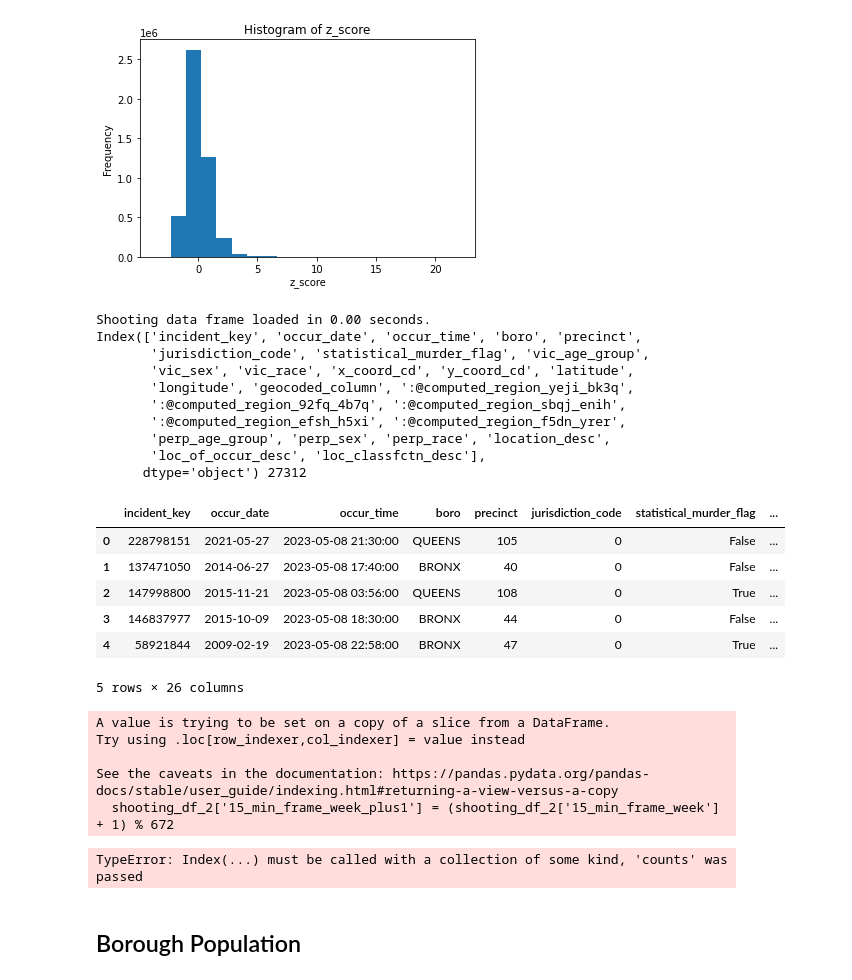
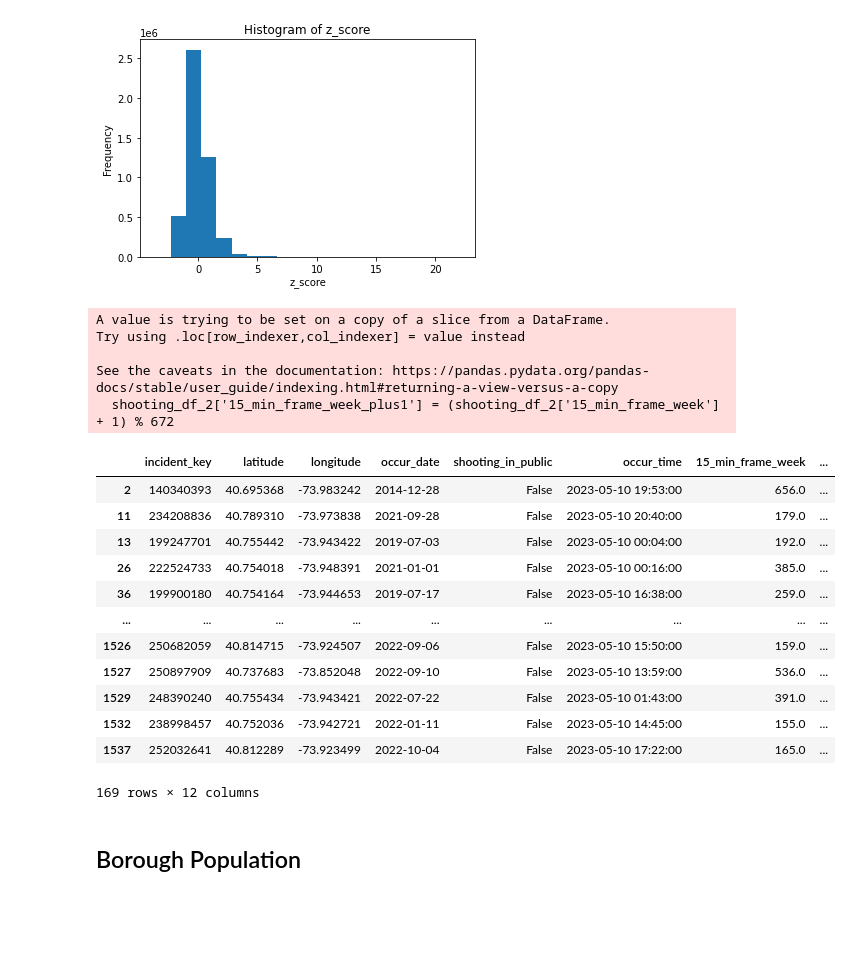
Before and after one commit to pauloog/SocialData, a Jupyter notebook: Final Project/Merging.ipynb, the cells around one changed output. Drawn from its saved outputs; the diff is of its cells as text; code cells hidden in the pictures; blank space fills up the shorter version.

```diff
--- a/Final Project/Merging.ipynb
+++ b/Final Project/Merging.ipynb
@@ -619,39 +595,8 @@ plt.show()
 # %% [output]
 [figure]
 # %%
-start_time = time.time()
-
-results = client.get_all("833y-fsy8")
-
-print(f"Shooting data frame loaded in {time.time() - start_time:.2f} seconds.")
-
-
-# Convert to pandas DataFrame
-shooting_df = pd.DataFrame.from_records(results)
-shooting_df['occur_date']=pd.to_datetime(shooting_df['occur_date'])
-shooting_df['occur_time']=pd.to_datetime(shooting_df['occur_time'])
-
-
-print(shooting_df.columns, len(shooting_df))
-shooting_df.head()
+# Create a copy of the original df
+shootings_df=shooting_df.copy()
-# %% [output]
-Shooting data frame loaded in 0.00 seconds.
-Index(['incident_key', 'occur_date', 'occur_time', 'boro', 'precinct',
-       'jurisdiction_code', 'statistical_murder_flag', 'vic_age_group',
-       'vic_sex', 'vic_race', 'x_coord_cd', 'y_coord_cd', 'latitude',
-       'longitude', 'geocoded_column', ':@computed_region_yeji_bk3q',
-       ':@computed_region_92fq_4b7q', ':@computed_region_sbqj_enih',
-       ':@computed_region_efsh_h5xi', ':@computed_region_f5dn_yrer',
-       'perp_age_group', 'perp_sex', 'perp_race', 'location_desc',
-       'loc_of_occur_desc', 'loc_classfctn_desc'],
-      dtype='object') 27312
-|  | incident_key | occur_date | occur_time | boro | precinct | jurisdiction_code | statistical_murder_flag | ... |
-| 0 | 228798151 | 2021-05-27 | 2023-05-08 21:30:00 | QUEENS | 105 | 0 | False | ... |
-| 1 | 137471050 | 2014-06-27 | 2023-05-08 17:40:00 | BRONX | 40 | 0 | False | ... |
-| 2 | 147998800 | 2015-11-21 | 2023-05-08 03:56:00 | QUEENS | 108 | 0 | True | ... |
-| 3 | 146837977 | 2015-10-09 | 2023-05-08 18:30:00 | BRONX | 44 | 0 | False | ... |
-| 4 | 58921844 | 2009-02-19 | 2023-05-08 22:58:00 | BRONX | 47 | 0 | True | ... |
-5 rows × 26 columns
 # %%
 public_places=['GROCERY/BODEGA', 'BAR/NIGHT CLUB', 'COMMERCIAL BLDG',
        'RESTAURANT/DINER', 'BEAUTY/NAIL SALON', 'FAST FOOD',
@@ -663,47 +608,59 @@ public_places=['GROCERY/BODEGA', 'BAR/NIGHT CLUB', 'COMMERCIAL BLDG',
        'CHAIN STORE', 'GYM/FITNESS FACILITY', 'BANK', 'DOCTOR/DENTIST', 'ATM',
        'SCHOOL', 'LOAN COMPANY', 'PHOTO/COPY STORE', 'CHECK CASH',
        'STORAGE FACILITY']
-shooting_df['shooting_in_public']=(shooting_df['location_desc'].isin(public_places))
+shootings_df['shooting_in_public']=(shootings_df['location_desc'].isin(public_places))
 # %%
-shooting_df=shooting_df[['incident_key','latitude','longitude','occur_date','shooting_in_public','occur_time']]
-shooting_df['latitude']=shooting_df['latitude'].astype(float)
-shooting_df['longitude']=shooting_df['longitude'].astype(float)
+shootings_df=shootings_df[['incident_key','latitude','longitude','occur_date','shooting_in_public','occur_time']]
+shootings_df['latitude']=shootings_df['latitude'].astype(float)
+shootings_df['longitude']=shootings_df['longitude'].astype(float)
 # %%
-shooting_df['15_min_frame_week'] = round(shooting_df['occur_date'].dt.weekday*96 + shooting_df['occur_time'].dt.hour*4 + shooting_df['occur_time'].dt.minute/15)
-shooting_df['15_min_frame_week']=shooting_df['15_min_frame_week'].astype(float)
+shootings_df['15_min_frame_week'] = round(shootings_df['occur_date'].dt.weekday*96 + shootings_df['occur_time'].dt.hour*4 + shootings_df['occur_time'].dt.minute/15)
+shootings_df['15_min_frame_week']=shootings_df['15_min_frame_week'].astype(float)
 # %%
 bike_df_aux=count_location.drop_duplicates(subset='id')
-shooting_df.dropna(subset=['latitude','longitude'],inplace=True)
+shootings_df.dropna(subset=['latitude','longitude'],inplace=True)
 bike_df_aux.dropna(subset=['latitude','longitude'],inplace=True)
 # create pairwise distance matrix
-distances = cdist(shooting_df[['latitude', 'longitude']], bike_df_aux[['latitude', 'longitude']])
+distances = cdist(shootings_df[['latitude', 'longitude']], bike_df_aux[['latitude', 'longitude']])
 
 # find index of minimum distance for each row in df1
 min_idx = np.argmin(distances, axis=1)
 min_dist = np.min(distances, axis=1)
 
-min_dist_km = [geodesic((shooting_df.iloc[i]['latitude'], shooting_df.iloc[i]['longitude']), (bike_df_aux.iloc[min_idx[i]]['latitude'], bike_df_aux.iloc[min_idx[i]]['longitude'])).km for i in range(len(shooting_df))]
+min_dist_km = [geodesic((shootings_df.iloc[i]['latitude'], shootings_df.iloc[i]['longitude']), (bike_df_aux.iloc[min_idx[i]]['latitude'], bike_df_aux.iloc[min_idx[i]]['longitude'])).km for i in range(len(shootings_df))]
 
 # add nearest id to df1
-shooting_df['nearest_id'] = bike_df_aux.iloc[min_idx]['id'].values
-shooting_df['distance']=min_dist_km
-shooting_df_2=shooting_df[shooting_df['distance']<1]
+shootings_df['nearest_id'] = bike_df_aux.iloc[min_idx]['id'].values
+shootings_df['distance']=min_dist_km
+shooting_df_2=shootings_df[shootings_df['distance']<1]
 
 from datetime import timedelta
 shooting_df_2['15_min_frame_week_plus1'] = (shooting_df_2['15_min_frame_week'] + 1) % 672
 
 shooting_df_2 = shooting_df_2.merge(bike_df[['id', 'counts', 'z_score_bike','15_min_frame_week','date_aux']], left_on=['nearest_id', '15_min_frame_week','occur_date'], right_on=['id', '15_min_frame_week','date_aux'],how='left',suffixes=(None,'_bike')).drop(['id'], axis=1)
 shooting_df_2 = shooting_df_2.merge(bike_df[['id', 'counts', 'z_score_bike','15_min_frame_week','date_aux']], left_on=['nearest_id', '15_min_frame_week_plus1','occur_date'], right_on=['id', '15_min_frame_week','date_aux'],how='left',suffixes=(None,'_next15min')).drop(['id','15_min_frame_week_next15min','15_min_frame_week_plus1','nearest_id','date_aux','date_aux_next15min'], axis=1)
 shooting_df_2.drop_duplicates(inplace=True)
 shooting_df_2.dropna(subset='counts',inplace=True)
 shooting_df_2
 # %% [output]
 A value is trying to be set on a copy of a slice from a DataFrame.
 Try using .loc[row_indexer,col_indexer] = value instead
 
 See the caveats in the documentation: https://pandas.pydata.org/pandas-docs/stable/user_guide/indexing.html#returning-a-view-versus-a-copy
   shooting_df_2['15_min_frame_week_plus1'] = (shooting_df_2['15_min_frame_week'] + 1) % 672
+|  | incident_key | latitude | longitude | occur_date | shooting_in_public | occur_time | 15_min_frame_week | ... |
+| 2 | 140340393 | 40.695368 | -73.983242 | 2014-12-28 | False | 2023-05-10 19:53:00 | 656.0 | ... |
+| 11 | 234208836 | 40.789310 | -73.973838 | 2021-09-28 | False | 2023-05-10 20:40:00 | 179.0 | ... |
+| 13 | 199247701 | 40.755442 | -73.943422 | 2019-07-03 | False | 2023-05-10 00:04:00 | 192.0 | ... |
+| 26 | 222524733 | 40.754018 | -73.948391 | 2021-01-01 | False | 2023-05-10 00:16:00 | 385.0 | ... |
+| 36 | 199900180 | 40.754164 | -73.944653 | 2019-07-17 | False | 2023-05-10 16:38:00 | 259.0 | ... |
+| ... | ... | ... | ... | ... | ... | ... | ... | ... |
+| 1526 | 250682059 | 40.814715 | -73.924507 | 2022-09-06 | False | 2023-05-10 15:50:00 | 159.0 | ... |
+| 1527 | 250897909 | 40.737683 | -73.852048 | 2022-09-10 | False | 2023-05-10 13:59:00 | 536.0 | ... |
+| 1529 | 248390240 | 40.755434 | -73.943421 | 2022-07-22 | False | 2023-05-10 01:43:00 | 391.0 | ... |
+| 1532 | 238998457 | 40.752036 | -73.942721 | 2022-01-11 | False | 2023-05-10 14:45:00 | 155.0 | ... |
+| 1537 | 252032641 | 40.812289 | -73.923499 | 2022-10-04 | False | 2023-05-10 17:22:00 | 165.0 | ... |
-TypeError: Index(...) must be called with a collection of some kind, 'counts' was passed
+169 rows × 12 columns
 # %% [markdown]
 ## Borough Population
 # %%
```
Also changed, not shown: parts of 40 cells of this notebook, 1 other file.
